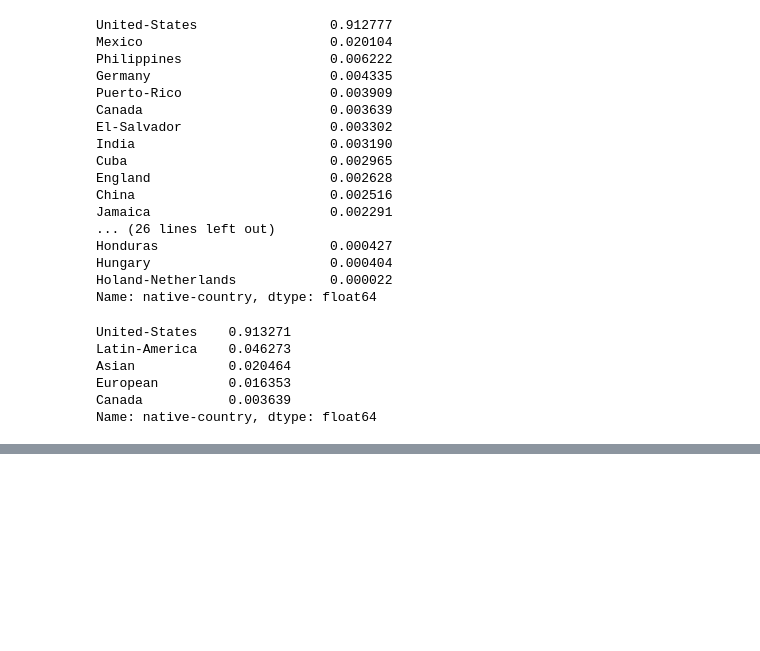
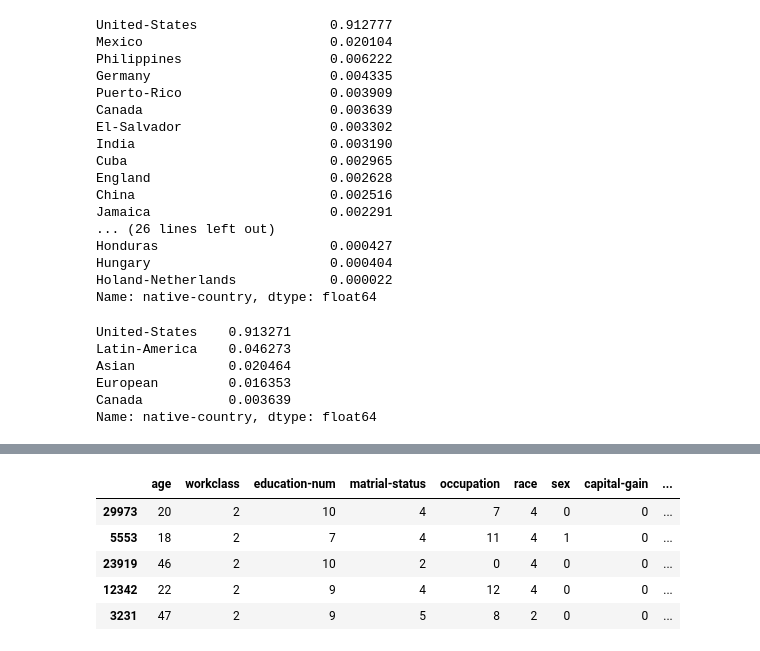
Before and after one commit to CatarinaGomes/PCS5024, a Jupyter notebook: project_01/uci-adult-repository.ipynb, the cells around one changed output, grey strips where cells are left out. Cells and saved outputs as stored; diff of their text form; code cells hidden in the pictures; blank space fills up the shorter version.

```diff
--- a/project_01/uci-adult-repository.ipynb
+++ b/project_01/uci-adult-repository.ipynb
@@ -441,0 +481,18 @@ df.head()
+# %%
+# Splitting the data set into features and outcome
+
+X = df.drop(['income'], axis=1)
+Y = df['income']
+# %%
+# Splitting the data into test data and training data
+
+X_train, X_test, Y_train, Y_test = train_test_split(X, Y, test_size = 0.3, random_state = 0)
+# %%
+X_train.head()
+# %% [output]
+|  | age | workclass | education-num | matrial-status | occupation | race | sex | capital-gain | ... |
+| 29973 | 20 | 2 | 10 | 4 | 7 | 4 | 0 | 0 | ... |
+| 5553 | 18 | 2 | 7 | 4 | 11 | 4 | 1 | 0 | ... |
+| 23919 | 46 | 2 | 10 | 2 | 0 | 4 | 0 | 0 | ... |
+| 12342 | 22 | 2 | 9 | 4 | 12 | 4 | 0 | 0 | ... |
+| 3231 | 47 | 2 | 9 | 5 | 8 | 2 | 0 | 0 | ... |
```
Also changed, not shown: parts of 12 cells of this notebook.
